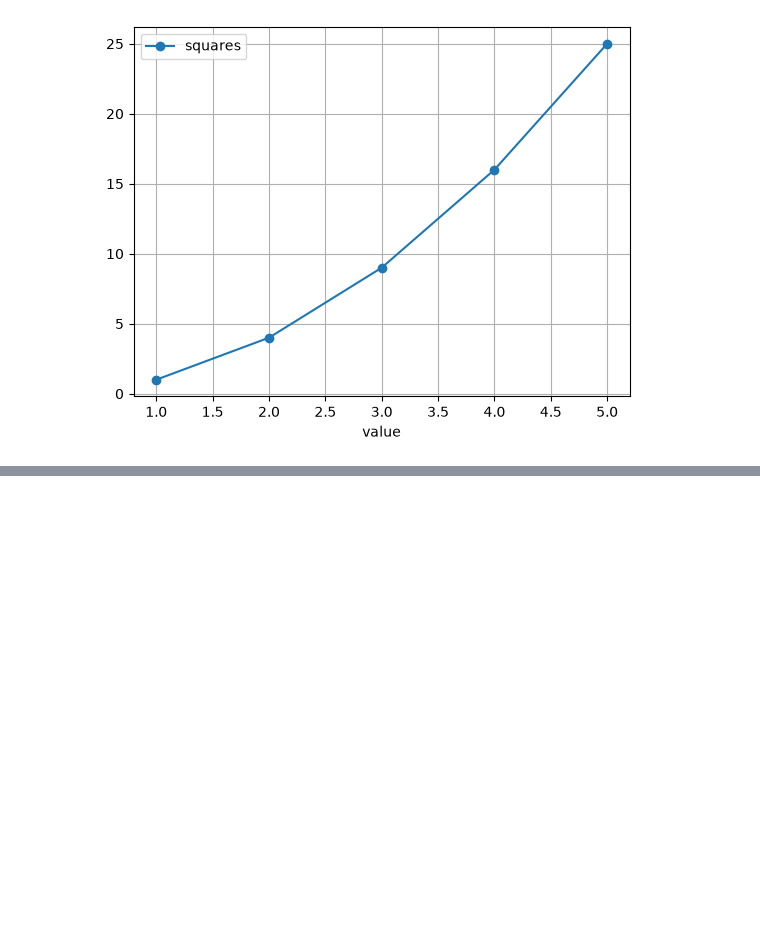
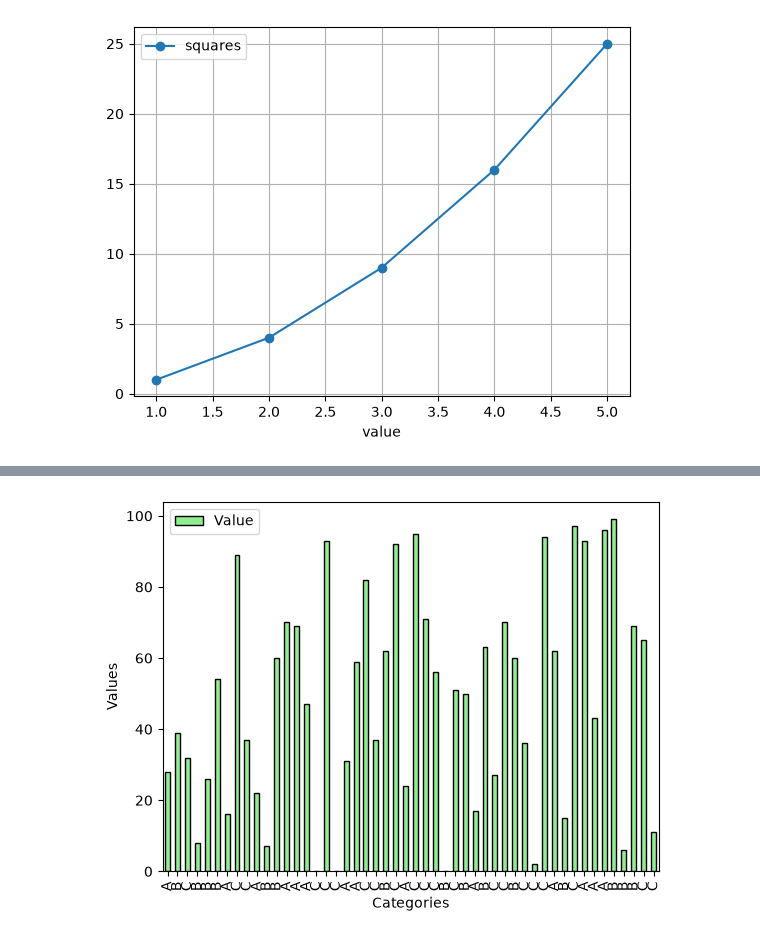
Before and after one commit to QaishGit/Data-Analyst, a Jupyter notebook: Python/8-Data Analysis with Python/8.5-matplotlib.ipynb, the cells around one changed output, grey strips where cells are left out. Cells and saved outputs as stored; diff of their text form; code cells hidden in the pictures; blank space fills up the shorter version.

```diff
--- a/Python/8-Data Analysis with Python/8.5-matplotlib.ipynb
+++ b/Python/8-Data Analysis with Python/8.5-matplotlib.ipynb
@@ -159,3 +159,6 @@ df.plot(x='value', y='squares', marker='o', grid=True)
 # %% [output]
 <Axes: xlabel='value'>
 [figure]
+# %%
+df = pd.read_csv('data.csv')
+df.head()
@@ -161,0 +172,7 @@ df.plot(x='value', y='squares', marker='o', grid=True)
+# %%
+df.plot(x='Category', y='Value', kind='bar', color='lightgreen', edgecolor='black')
+plt.xlabel('Categories')
+plt.ylabel('Values')
+plt.show()
+# %% [output]
+[figure, added]
```
Also changed, not shown: parts of 1 cell of this notebook.
